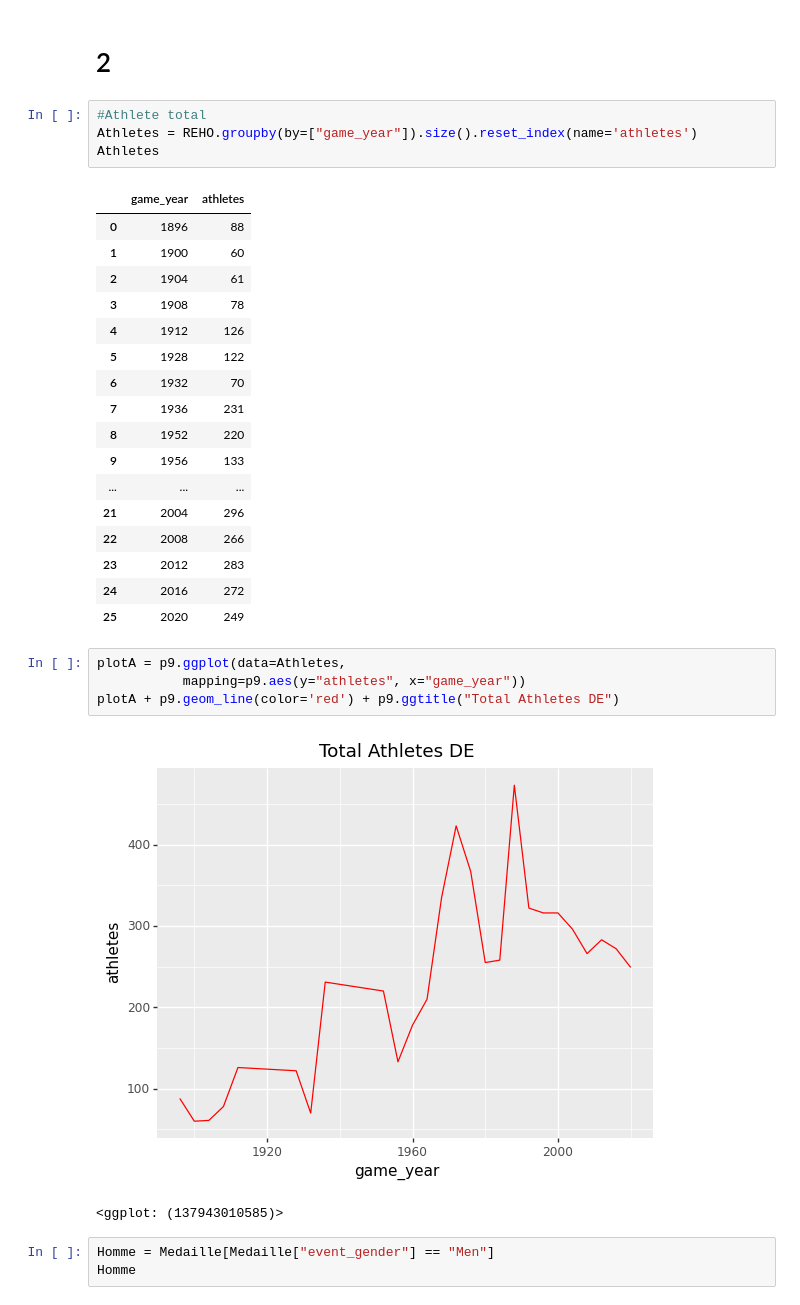
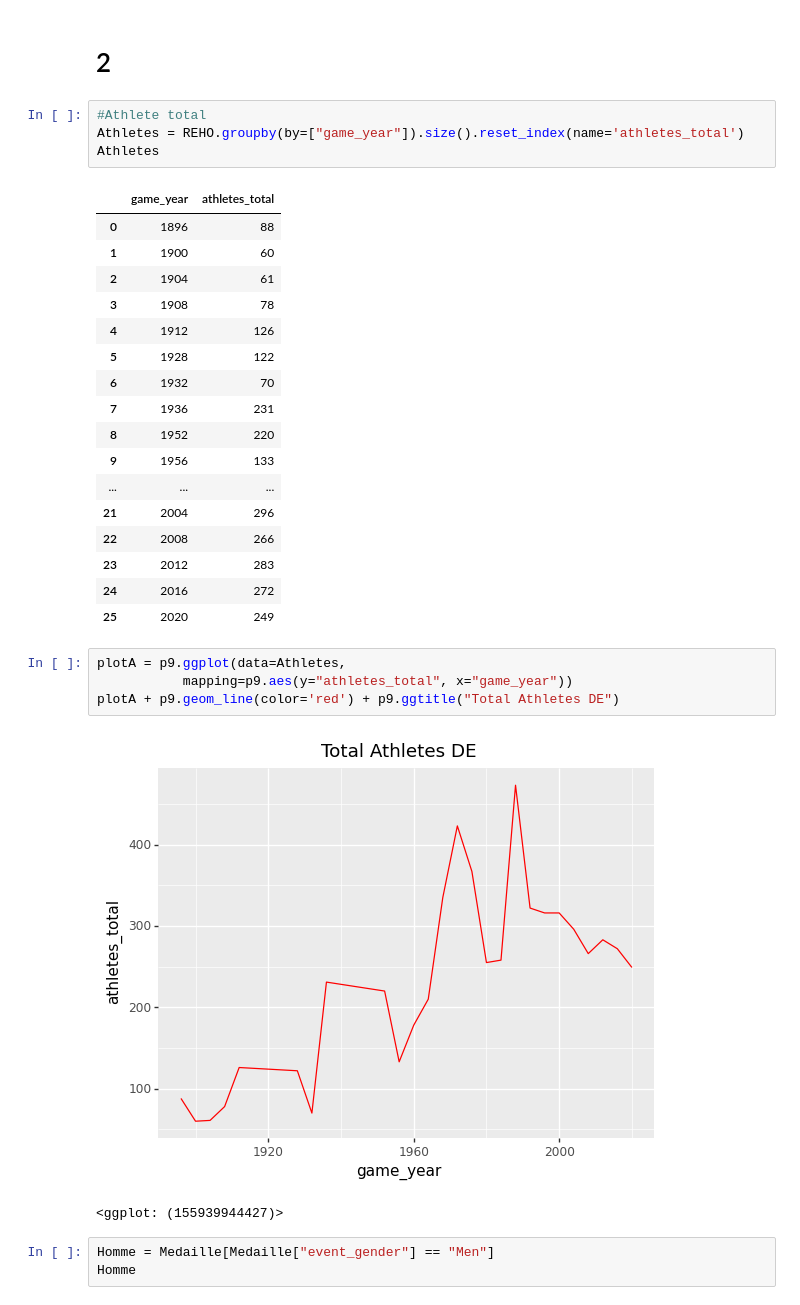
Before and after one commit to LakhbirSin/DessineMoiJO, a Jupyter notebook: JO BON.ipynb, the cells around one changed output. Drawn from its saved outputs; the diff is of its cells as text.

```diff
--- a/Untitled.ipynb
+++ b/JO BON.ipynb
@@ -117,10 +117,10 @@ plot + p9.geom_line(color='red') + p9.ggtitle("Répartition des médailles Allem
 # 2
 # %%
 #Athlete total
-Athletes = REHO.groupby(by=["game_year"]).size().reset_index(name='athletes')
+Athletes = REHO.groupby(by=["game_year"]).size().reset_index(name='athletes_total')
 Athletes
 # %% [output]
-|  | game_year | athletes |
+|  | game_year | athletes_total |
 | 0 | 1896 | 88 |
 | 1 | 1900 | 60 |
 | 2 | 1904 | 61 |
@@ -139,11 +139,11 @@ Athletes
 | 25 | 2020 | 249 |
 # %%
 plotA = p9.ggplot(data=Athletes,
-           mapping=p9.aes(y="athletes", x="game_year"))
+           mapping=p9.aes(y="athletes_total", x="game_year"))
 plotA + p9.geom_line(color='red') + p9.ggtitle("Total Athletes DE")
 # %% [output]
-[figure, old version]
+[figure, new version]
-<ggplot: (137943010585)>
+<ggplot: (155939944427)>
 # %%
 Homme = Medaille[Medaille["event_gender"] == "Men"]
 Homme
```
Also changed, not shown: parts of 13 cells of this notebook.
